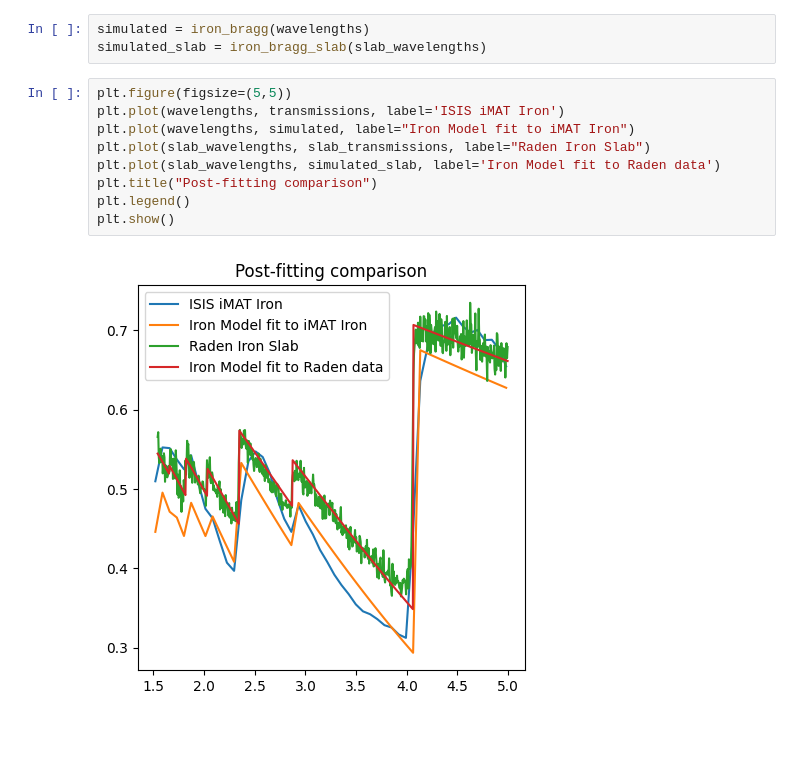
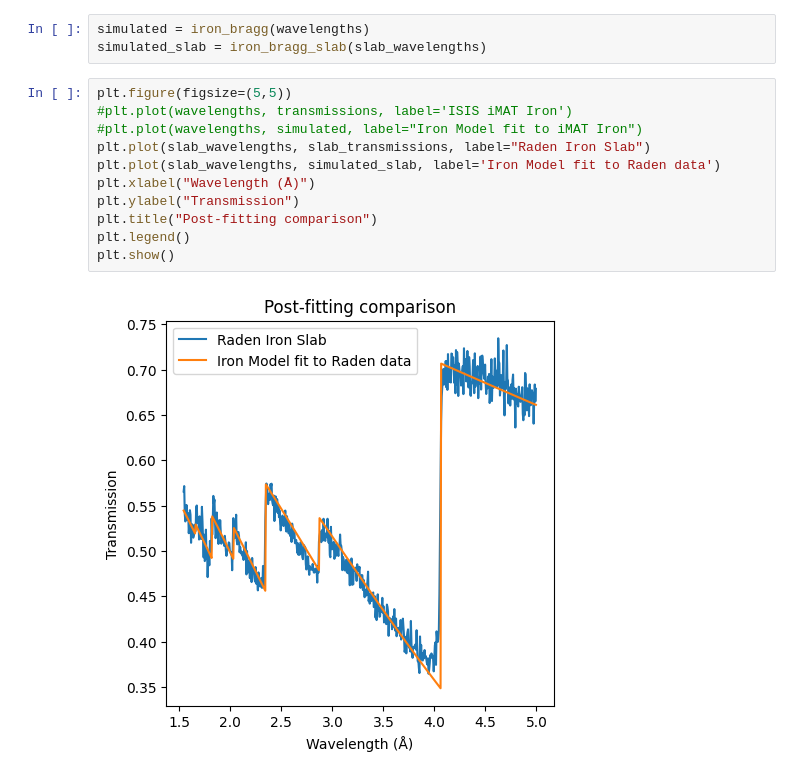
Before and after one commit to easyscience/imaging-lib, a Jupyter notebook: ProofOfConcept/IMAT_fitting.ipynb, the cells around one changed output. Drawn from its saved outputs; the diff is of its cells as text; blank space fills up the shorter version.

```diff
--- a/ProofOfConcept/IMAT_fitting.ipynb
+++ b/ProofOfConcept/IMAT_fitting.ipynb
@@ -459,12 +459,14 @@ simulated = iron_bragg(wavelengths)
 simulated_slab = iron_bragg_slab(slab_wavelengths)
 # %%
 plt.figure(figsize=(5,5))
-plt.plot(wavelengths, transmissions, label='ISIS iMAT Iron')
-plt.plot(wavelengths, simulated, label="Iron Model fit to iMAT Iron")
+#plt.plot(wavelengths, transmissions, label='ISIS iMAT Iron')
+#plt.plot(wavelengths, simulated, label="Iron Model fit to iMAT Iron")
 plt.plot(slab_wavelengths, slab_transmissions, label="Raden Iron Slab")
 plt.plot(slab_wavelengths, simulated_slab, label='Iron Model fit to Raden data')
+plt.xlabel("Wavelength (Å)")
+plt.ylabel("Transmission")
 plt.title("Post-fitting comparison")
 plt.legend()
 plt.show()
 # %% [output]
-[figure, old version]
+[figure, new version]
```
Also changed, not shown: 1 other file.
